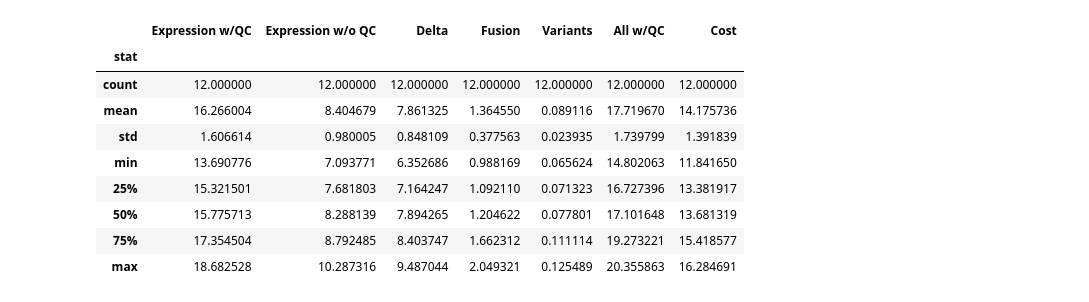
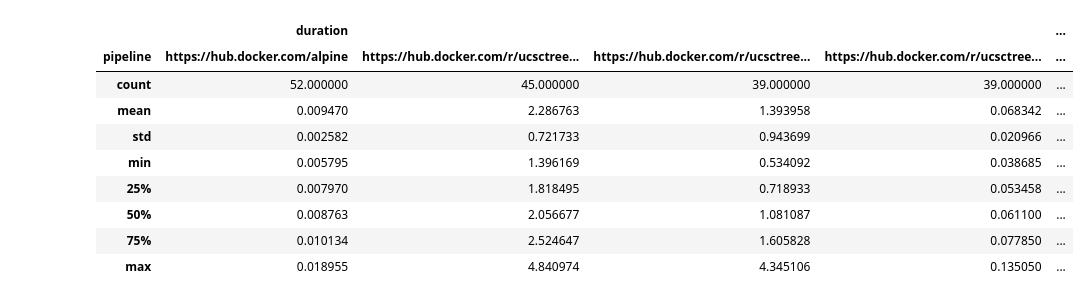
Before and after one commit to rcurrie/notebooks, a Jupyter notebook: Treehouse Pipeline Runtimes.ipynb, the cells around one changed output. Cells and saved outputs as stored; diff of their text form; code cells hidden in the pictures.

```diff
--- a/Treehouse Pipeline Runtimes.ipynb
+++ b/Treehouse Pipeline Runtimes.ipynb
@@ -72,15 +58,13 @@ stats
-# %%
-summary = stats.describe()
-summary.index.name = "stat"
-summary
-# %% [output]
-|  | Expression w/QC | Expression w/o QC | Delta | Fusion | Variants | All w/QC | Cost |
-| stat |  |  |  |  |  |  |  |
-| count | 12.000000 | 12.000000 | 12.000000 | 12.000000 | 12.000000 | 12.000000 | 12.000000 |
-| mean | 16.266004 | 8.404679 | 7.861325 | 1.364550 | 0.089116 | 17.719670 | 14.175736 |
-| std | 1.606614 | 0.980005 | 0.848109 | 0.377563 | 0.023935 | 1.739799 | 1.391839 |
-| min | 13.690776 | 7.093771 | 6.352686 | 0.988169 | 0.065624 | 14.802063 | 11.841650 |
-| 25% | 15.321501 | 7.681803 | 7.164247 | 1.092110 | 0.071323 | 16.727396 | 13.381917 |
-| 50% | 15.775713 | 8.288139 | 7.894265 | 1.204622 | 0.077801 | 17.101648 | 13.681319 |
-| 75% | 17.354504 | 8.792485 | 8.403747 | 1.662312 | 0.111114 | 19.273221 | 15.418577 |
-| max | 18.682528 | 10.287316 | 9.487044 | 2.049321 | 0.125489 | 20.355863 | 16.284691 |
+# %%
+runtimes.pivot(columns="pipeline").describe()
+# %% [output]
+|  | duration |  |  |  | ... |
+| pipeline | https://hub.docker.com/alpine | https://hub.docker.com/r/ucsctree... | https://hub.docker.com/r/ucsctree... | https://hub.docker.com/r/ucsctree... | ... |
+| count | 52.000000 | 45.000000 | 39.000000 | 39.000000 | ... |
+| mean | 0.009470 | 2.286763 | 1.393958 | 0.068342 | ... |
+| std | 0.002582 | 0.721733 | 0.943699 | 0.020966 | ... |
+| min | 0.005795 | 1.396169 | 0.534092 | 0.038685 | ... |
+| 25% | 0.007970 | 1.818495 | 0.718933 | 0.053458 | ... |
+| 50% | 0.008763 | 2.056677 | 1.081087 | 0.061100 | ... |
+| 75% | 0.010134 | 2.524647 | 1.605828 | 0.077850 | ... |
+| max | 0.018955 | 4.840974 | 4.345106 | 0.135050 | ... |
```
Also changed, not shown: parts of 8 cells of this notebook, 6 other files.
